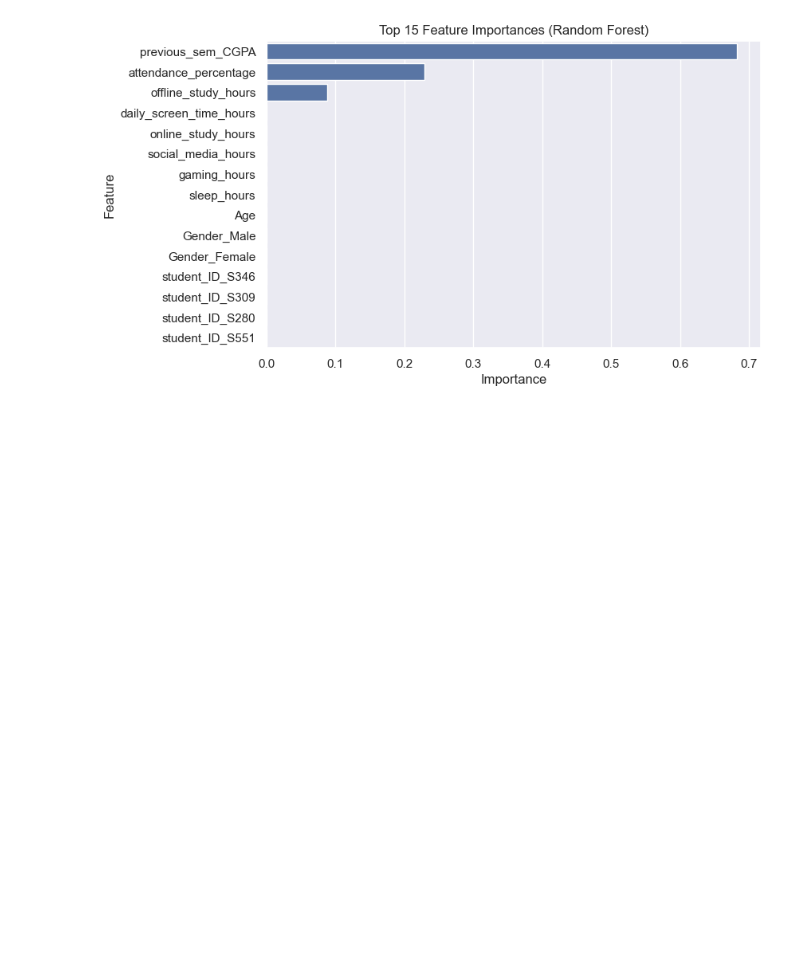
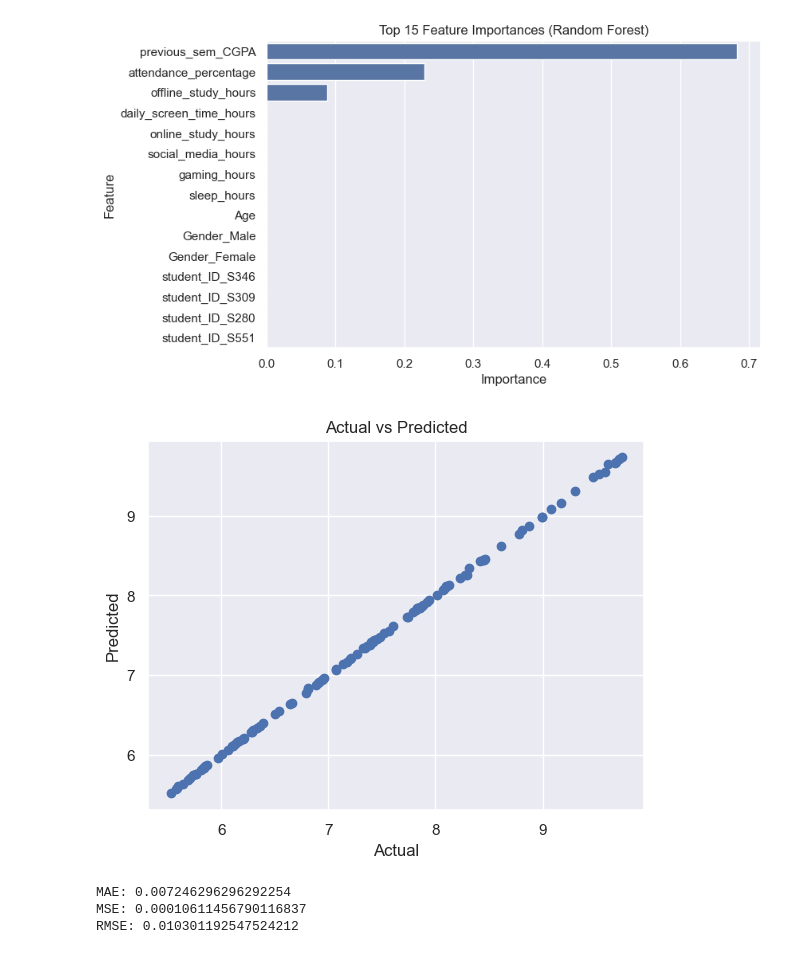
Before and after one commit to ASD-AlG/MACHINE-LEARNING-LAB, a Jupyter notebook: display.ipynb, the cells around one changed output. Saved outputs shown, nothing was run; the diff lists cells and outputs as text; code cells hidden in the pictures; blank space fills up the shorter version.

```diff
--- a/display.ipynb
+++ b/display.ipynb
@@ -610,3 +611,20 @@ mplt.ylabel("Feature")
 mplt.show()
 # %% [output]
 [figure]
+# %%
+predictions = model.predict(X_test)
+mplt.scatter(y_test, predictions)
+mplt.xlabel("Actual")
+mplt.ylabel("Predicted")
+mplt.title("Actual vs Predicted")
+mplt.show()
+# %% [output]
+[figure, added]
+# %%
+print("MAE:", metrics.mean_absolute_error(y_test, predictions))
+print("MSE:", metrics.mean_squared_error(y_test, predictions))
+print("RMSE:", np.sqrt(metrics.mean_squared_error(y_test, predictions)))
+# %% [output]
+MAE: 0.007246296296292254
+MSE: 0.00010611456790116837
+RMSE: 0.010301192547524212
```
Also changed, not shown: parts of 2 cells of this notebook.
